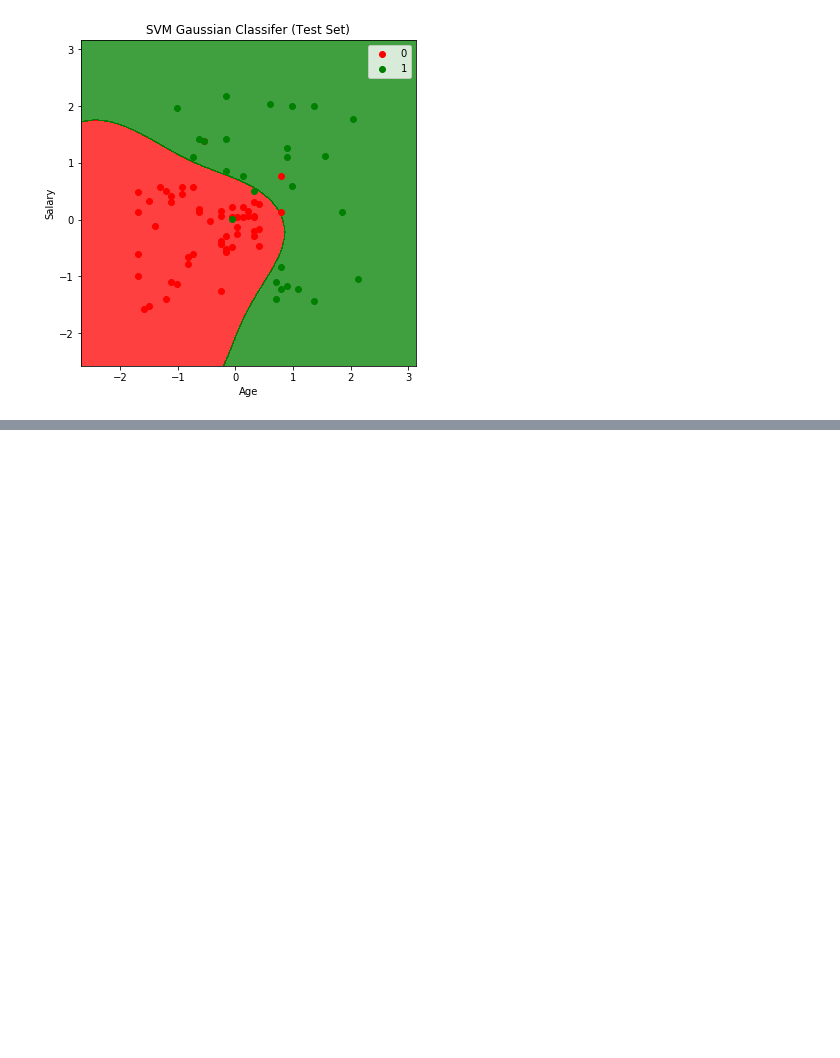
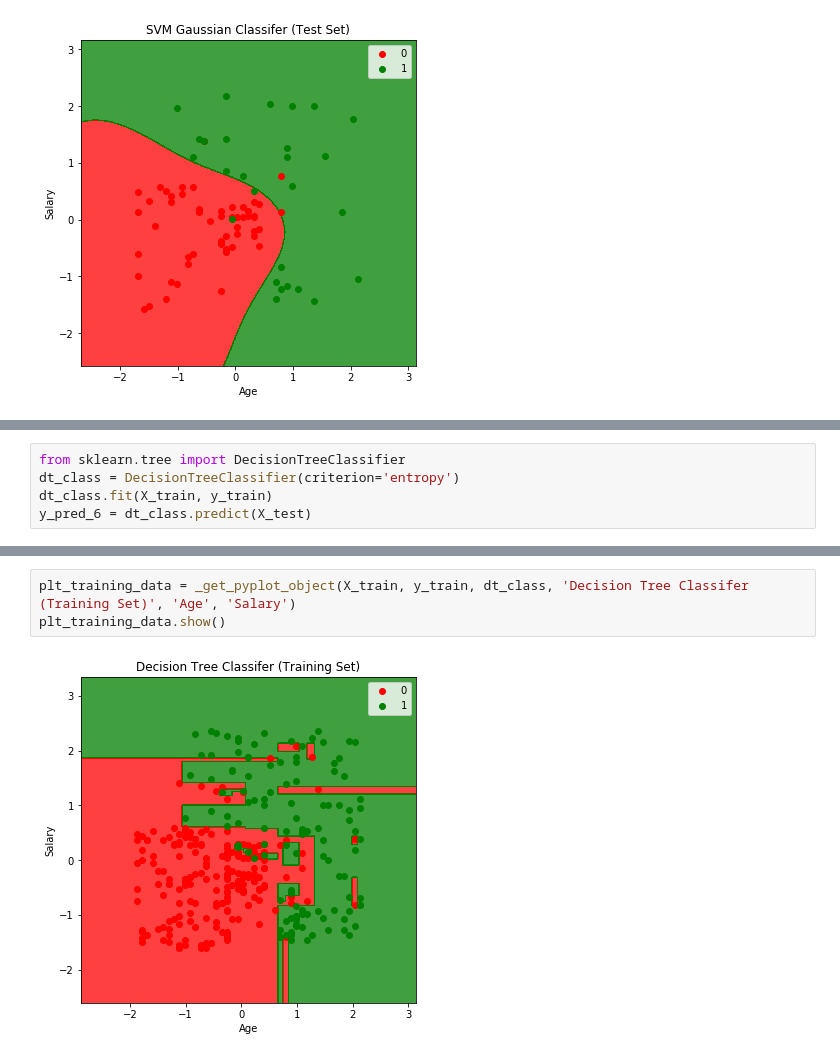
Before and after one commit to aknirmal90/machine-learning, a Jupyter notebook: Classification.ipynb, the cells around one changed output, grey strips where cells are left out. Cells and saved outputs as stored; diff of their text form; blank space fills up the shorter version.

```diff
--- a/Classification.ipynb
+++ b/Classification.ipynb
@@ -179,0 +205,5 @@ plt_training_data.show()
+# %%
+from sklearn.tree import DecisionTreeClassifier
+dt_class = DecisionTreeClassifier(criterion='entropy')
+dt_class.fit(X_train, y_train)
+y_pred_6 = dt_class.predict(X_test)
@@ -179,0 +216,5 @@ plt_training_data.show()
+# %%
+plt_training_data = _get_pyplot_object(X_train, y_train, dt_class, 'Decision Tree Classifer (Training Set)', 'Age', 'Salary')
+plt_training_data.show()
+# %% [output]
+[figure, added]
```
Also changed, not shown: parts of 14 cells of this notebook, 9 other files.
